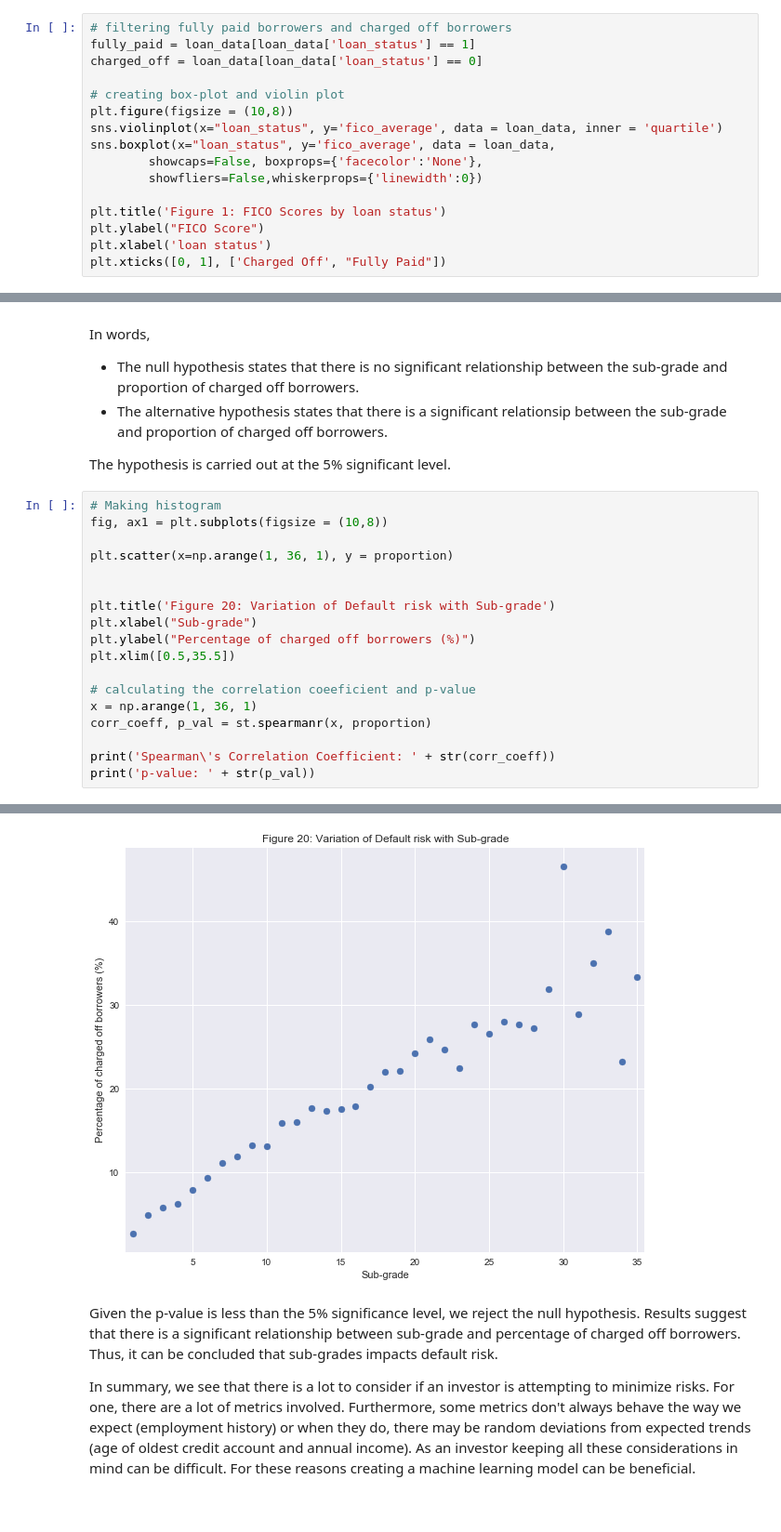
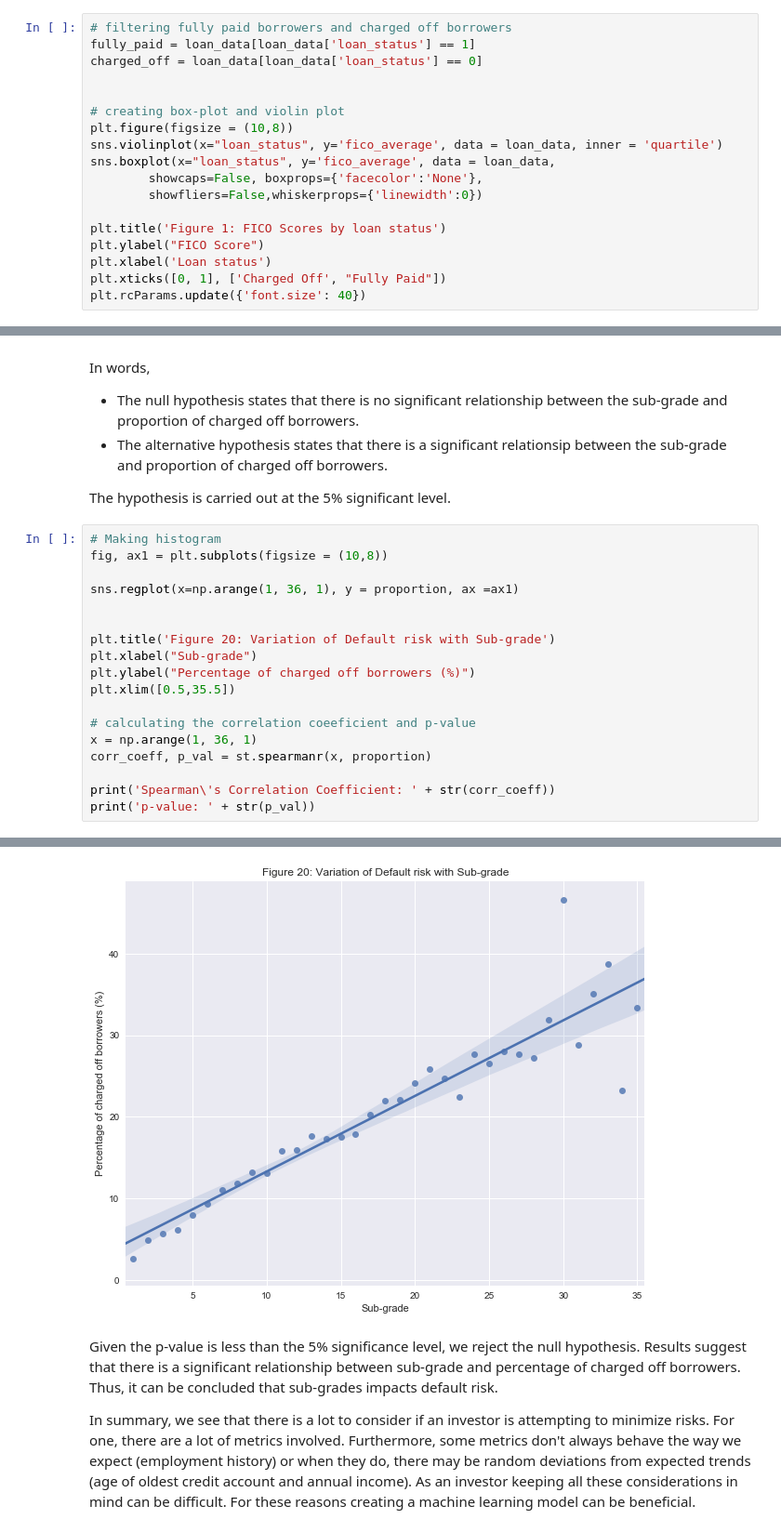
Before and after one commit to paulb17/Springboard, a Jupyter notebook: Capstone Project 1/Data_Exploration.ipynb, the cells around one changed output, grey strips where cells are left out. Shown at 93% size. Drawn from its saved outputs; the diff is of its cells as text.

```diff
--- a/Capstone Project 1/Data_Exploration.ipynb
+++ b/Capstone Project 1/Data_Exploration.ipynb
@@ -85,6 +85,7 @@ FICO scores are used by many lenders to determine how risky a borrower is. For t
 # filtering fully paid borrowers and charged off borrowers
 fully_paid = loan_data[loan_data['loan_status'] == 1]
 charged_off = loan_data[loan_data['loan_status'] == 0]
+
 
 # creating box-plot and violin plot
 plt.figure(figsize = (10,8))
@@ -95,6 +96,7 @@ sns.boxplot(x="loan_status", y='fico_average', data = loan_data,
 
 plt.title('Figure 1: FICO Scores by loan status')
 plt.ylabel("FICO Score")
-plt.xlabel('loan status')
+plt.xlabel('Loan status')
 plt.xticks([0, 1], ['Charged Off', "Fully Paid"])
+plt.rcParams.update({'font.size': 40})
 # %% [output]
@@ -1044,25 +1045,25 @@ The hypothesis is carried out at the 5% significant level.
 # %%
 # Making histogram
 fig, ax1 = plt.subplots(figsize = (10,8))
 
-plt.scatter(x=np.arange(1, 36, 1), y = proportion)
+sns.regplot(x=np.arange(1, 36, 1), y = proportion, ax =ax1)
 
 
 plt.title('Figure 20: Variation of Default risk with Sub-grade')
 plt.xlabel("Sub-grade")
 plt.ylabel("Percentage of charged off borrowers (%)")
 plt.xlim([0.5,35.5])
 
 # calculating the correlation coeeficient and p-value
 x = np.arange(1, 36, 1)
 corr_coeff, p_val = st.spearmanr(x, proportion)
 
 print('Spearman\'s Correlation Coefficient: ' + str(corr_coeff))
 print('p-value: ' + str(p_val))
 # %% [output]
 Spearman's Correlation Coefficient: 0.963025210084
 p-value: 2.28302678791e-20
-[figure, old version]
+[figure, new version]
 # %% [markdown]
 Given the p-value is less than the 5% significance level, we reject the null hypothesis. Results suggest that there is a significant relationship between sub-grade and percentage of charged off borrowers. Thus, it can be concluded that sub-grades impacts default risk.
 
```
Also changed, not shown: parts of 13 cells of this notebook, 16 other files.
